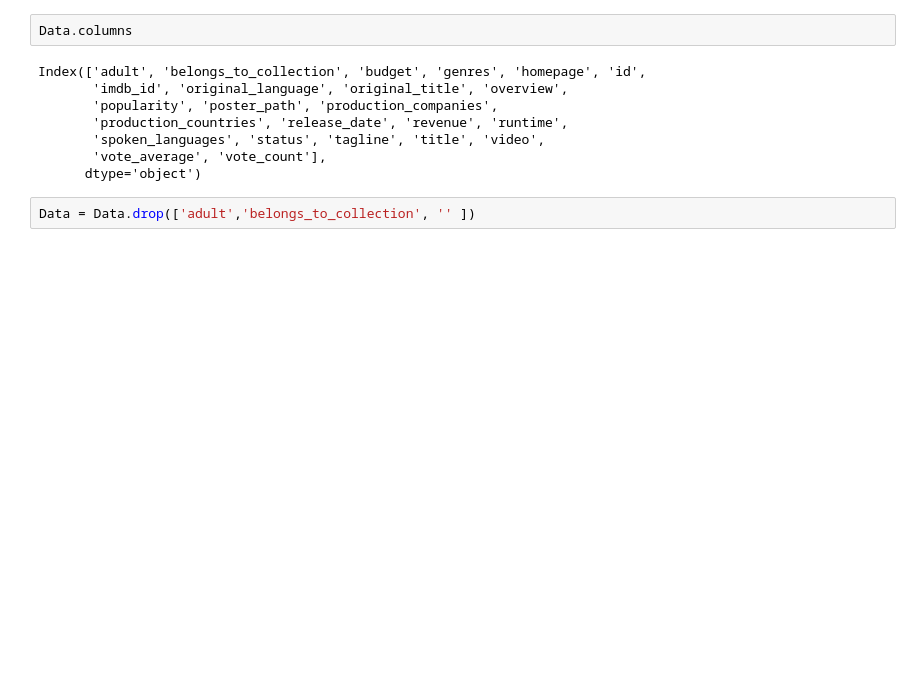
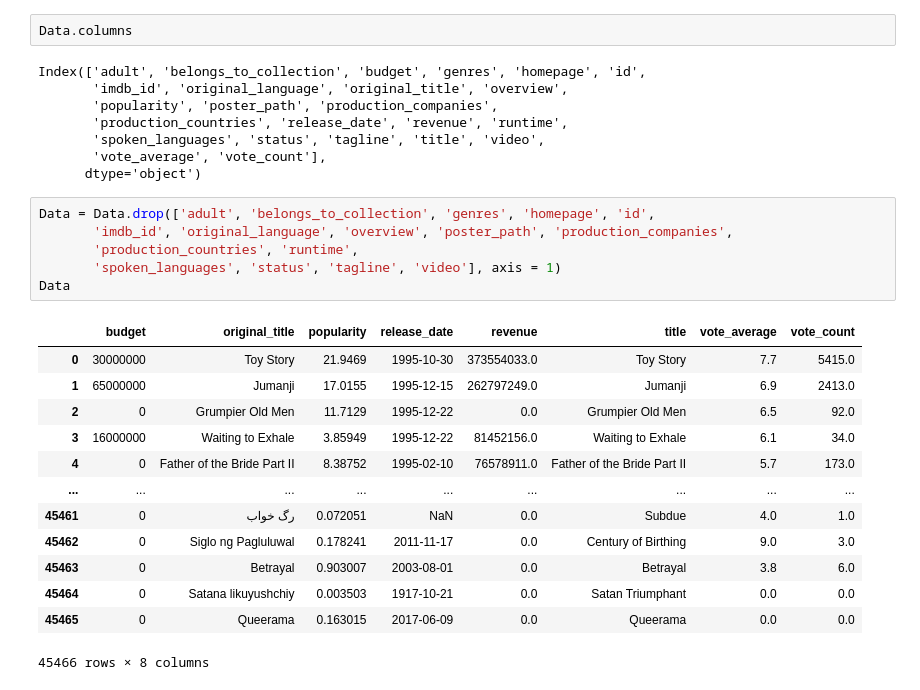
Before and after one commit to Sierra05082004/Major-Simulation-Netflix, a Jupyter notebook: Meta Data .ipynb, the cells around one changed output. Cells and saved outputs as stored; diff of their text form; blank space fills up the shorter version.

```diff
--- a/Meta Data .ipynb
+++ b/Meta Data .ipynb
@@ -28,5 +28,23 @@ Index(['adult', 'belongs_to_collection', 'budget', 'genres', 'homepage', 'id',
        'spoken_languages', 'status', 'tagline', 'title', 'video',
        'vote_average', 'vote_count'],
       dtype='object')
-# %%
-Data = Data.drop(['adult','belongs_to_collection', '' ])
+# %%
+Data = Data.drop(['adult', 'belongs_to_collection', 'genres', 'homepage', 'id',
+       'imdb_id', 'original_language', 'overview', 'poster_path', 'production_companies',
+       'production_countries', 'runtime',
+       'spoken_languages', 'status', 'tagline', 'video'], axis = 1)
+Data
+# %% [output]
+|  | budget | original_title | popularity | release_date | revenue | title | vote_average | vote_count |
+| 0 | 30000000 | Toy Story | 21.9469 | 1995-10-30 | 373554033.0 | Toy Story | 7.7 | 5415.0 |
+| 1 | 65000000 | Jumanji | 17.0155 | 1995-12-15 | 262797249.0 | Jumanji | 6.9 | 2413.0 |
+| 2 | 0 | Grumpier Old Men | 11.7129 | 1995-12-22 | 0.0 | Grumpier Old Men | 6.5 | 92.0 |
+| 3 | 16000000 | Waiting to Exhale | 3.85949 | 1995-12-22 | 81452156.0 | Waiting to Exhale | 6.1 | 34.0 |
+| 4 | 0 | Father of the Bride Part II | 8.38752 | 1995-02-10 | 76578911.0 | Father of the Bride Part II | 5.7 | 173.0 |
+| ... | ... | ... | ... | ... | ... | ... | ... | ... |
+| 45461 | 0 | رگ خواب | 0.072051 | NaN | 0.0 | Subdue | 4.0 | 1.0 |
+| 45462 | 0 | Siglo ng Pagluluwal | 0.178241 | 2011-11-17 | 0.0 | Century of Birthing | 9.0 | 3.0 |
+| 45463 | 0 | Betrayal | 0.903007 | 2003-08-01 | 0.0 | Betrayal | 3.8 | 6.0 |
+| 45464 | 0 | Satana likuyushchiy | 0.003503 | 1917-10-21 | 0.0 | Satan Triumphant | 0.0 | 0.0 |
+| 45465 | 0 | Queerama | 0.163015 | 2017-06-09 | 0.0 | Queerama | 0.0 | 0.0 |
+45466 rows × 8 columns
```
Also changed, not shown: parts of 6 cells of this notebook, 5 other files.
